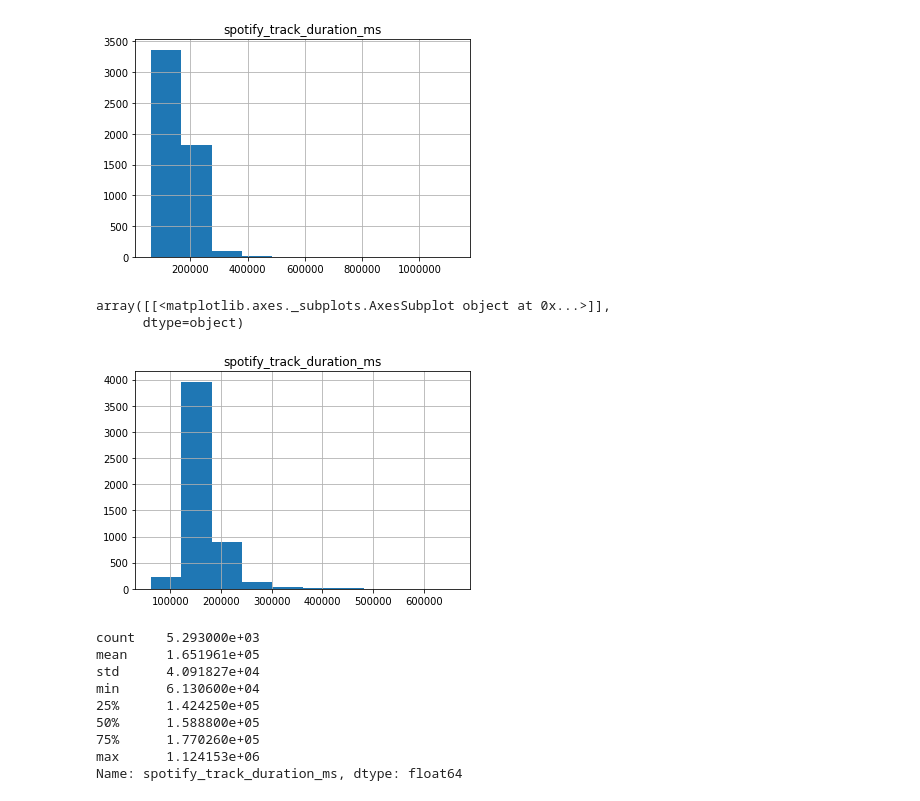
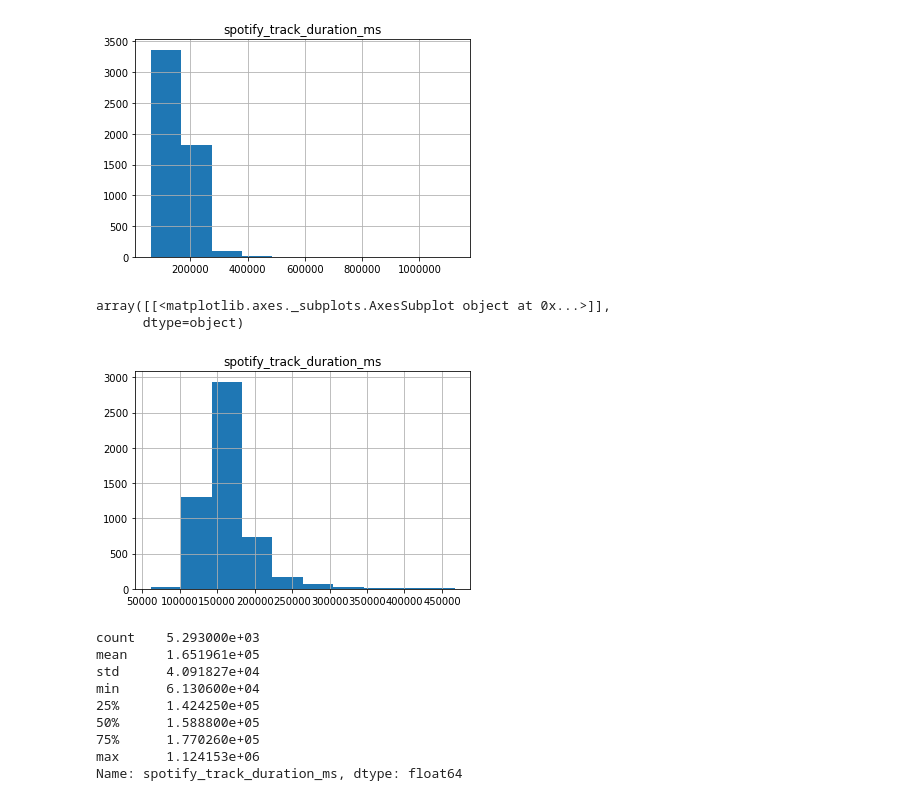
Before and after one commit to JKocher13/DataEngineering.Labs.AirflowProject, a Jupyter notebook: Python_Notebook_for_Airflow_Project.ipynb, the cells around one changed output. Cells and saved outputs as stored; diff of their text form; code cells hidden in the pictures.

```diff
--- a/Python_Notebook_for_Airflow_Project.ipynb
+++ b/Python_Notebook_for_Airflow_Project.ipynb
@@ -189,12 +232,12 @@ array([[<matplotlib.axes._subplots.AxesSubplot object at 0x...>]],
       dtype=object)
 [figure]
 # %%
-top1960_df_without_outlier = top1960_df[top1960_df['spotify_track_duration_ms']< 800000]
+top1960_df_without_outlier = top1960_df[top1960_df['spotify_track_duration_ms']< 500000]
 top1960_df_without_outlier.hist(column = "spotify_track_duration_ms")
 # %% [output]
 array([[<matplotlib.axes._subplots.AxesSubplot object at 0x...>]],
       dtype=object)
-[figure, old version]
+[figure, new version]
 # %%
 top1960_df['spotify_track_duration_ms'].describe()
 # %% [output]
```
Also changed, not shown: parts of 32 cells of this notebook.
